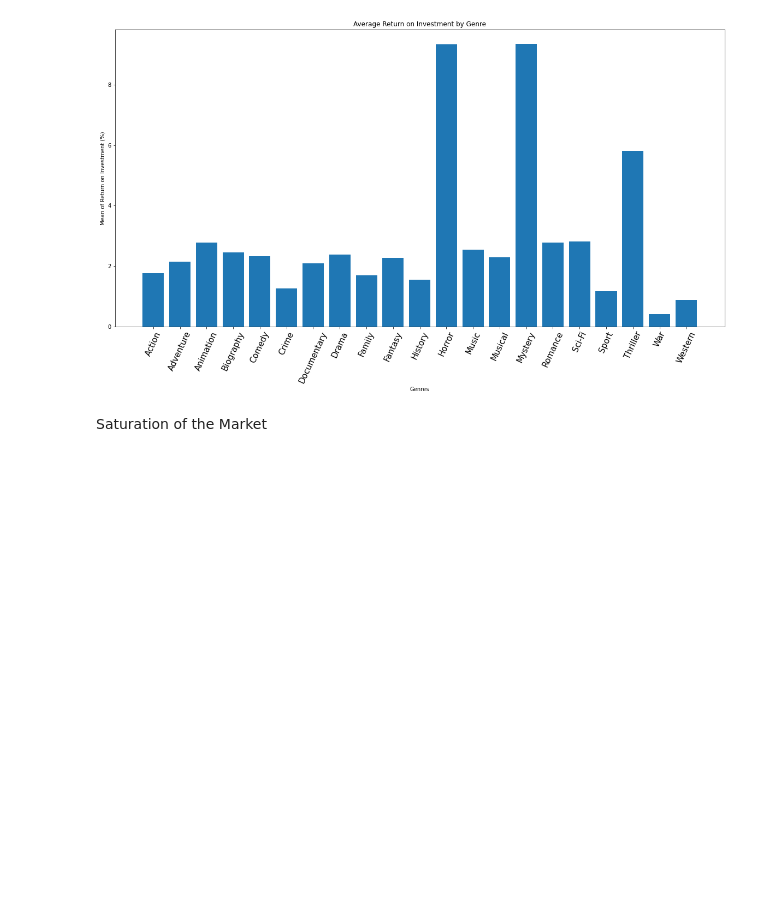
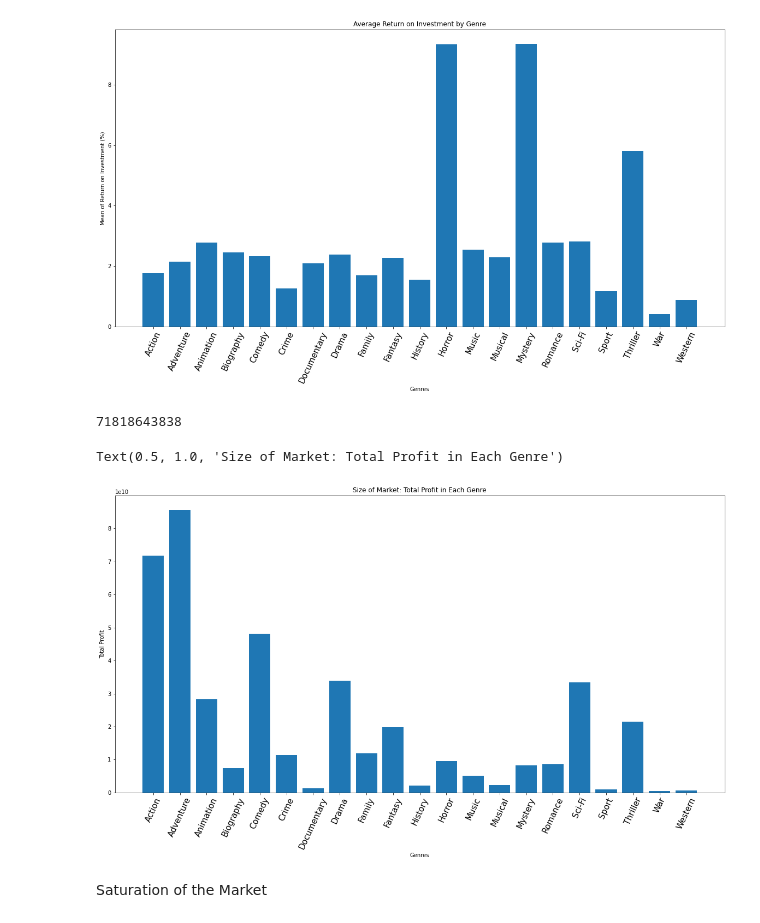
Before and after one commit to soohojp/Phase-1-Project-Best-Team-, a Jupyter notebook: Untitled.ipynb, the cells around one changed output. Saved outputs shown, nothing was run; the diff lists cells and outputs as text; code cells hidden in the pictures; blank space fills up the shorter version.

```diff
--- a/Untitled.ipynb
+++ b/Untitled.ipynb
@@ -154,6 +157,44 @@ ax.set_title("Average Return on Investment by Genre")
 # %% [output]
 Text(0.5, 1.0, 'Average Return on Investment by Genre')
 [figure]
+# %%
+imdb_action.profit.sum()
+# %% [output]
+71818643838
+# %%
+genre_profit=[imdb_action.profit.sum(),
+imdb_adventure.profit.sum(),
+imdb_animation.profit.sum(),
+imdb_biography.profit.sum(),
+imdb_comedy.profit.sum(),
+imdb_crime.profit.sum(),
+imdb_documentary.profit.sum(),
+imdb_drama.profit.sum(),
+imdb_family.profit.sum(),
+imdb_fantasy.profit.sum(),
+imdb_history.profit.sum(),
+imdb_horror.profit.sum(),
+imdb_music.profit.sum(),
+imdb_musical.profit.sum(),
+imdb_mystery.profit.sum(),
+imdb_romance.profit.sum(),
+imdb_sciFi.profit.sum(),
+imdb_sport.profit.sum(),
+imdb_thriller.profit.sum(),
+imdb_war.profit.sum(),
+imdb_western.profit.sum()]
+# %%
+fig, ax = plt.subplots(figsize = (20,10))
+x = list_of_unique_genres
+y = genre_profit
+ax.bar(x,y)
+plt.xticks(fontsize = 15, rotation = 65)
+ax.set_xlabel("Genres")
+ax.set_ylabel("Total Profit")
+ax.set_title("Size of Market: Total Profit in Each Genre")
+# %% [output]
+Text(0.5, 1.0, 'Size of Market: Total Profit in Each Genre')
+[figure, added]
 # %% [markdown]
 Saturation of the Market
 # %%
```
Also changed, not shown: parts of 5 cells of this notebook.
